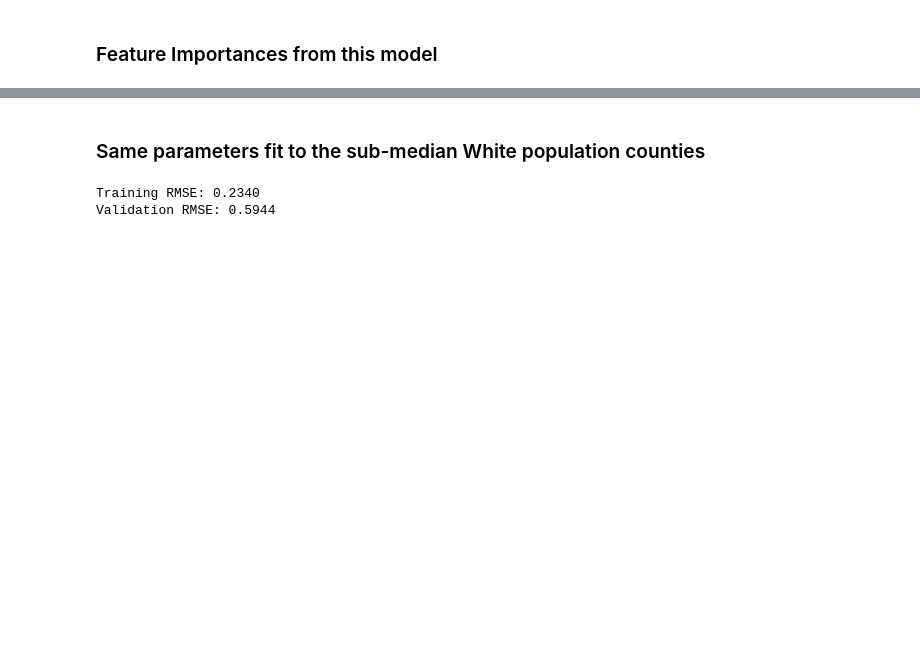
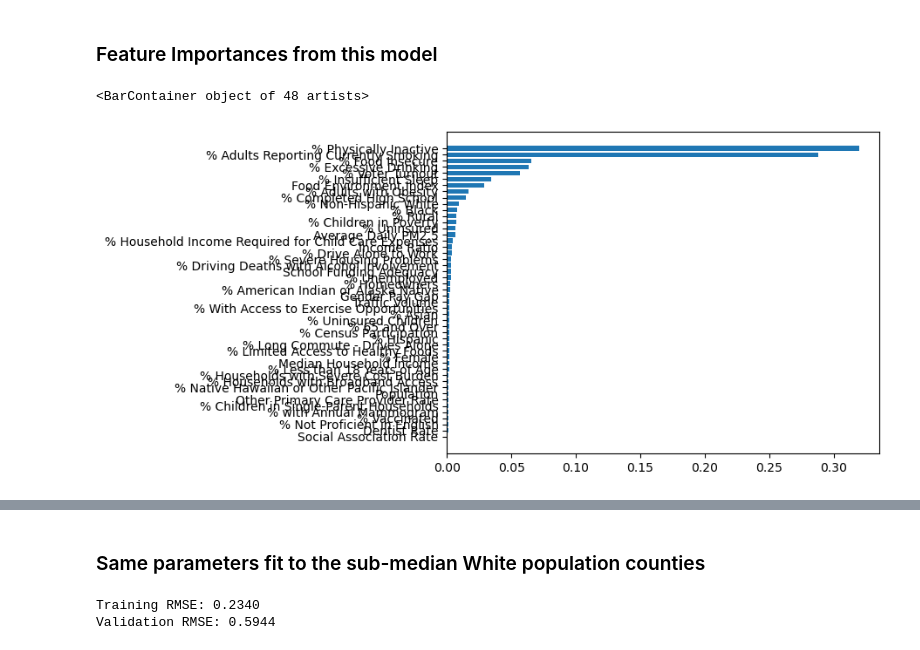
Before and after one commit to nedgren/Health-Insights, a Jupyter notebook: modeling/neal_ethnicity-modeling.ipynb, the cells around one changed output, grey strips where cells are left out. Cells and saved outputs as stored; diff of their text form; code cells hidden in the pictures; blank space fills up the shorter version.

```diff
--- a/modeling/neal_ethnicity-modeling.ipynb
+++ b/modeling/neal_ethnicity-modeling.ipynb
@@ -155 +153,6 @@ plt.show()'''
+# %%
+plt.barh(top_50_feature_importance_df['Feature'], top_50_feature_importance_df['importance_score'])
+# %% [output]
+<BarContainer object of 48 artists>
+[figure, added]
 # %%
```
Also changed, not shown: parts of 12 cells of this notebook.
